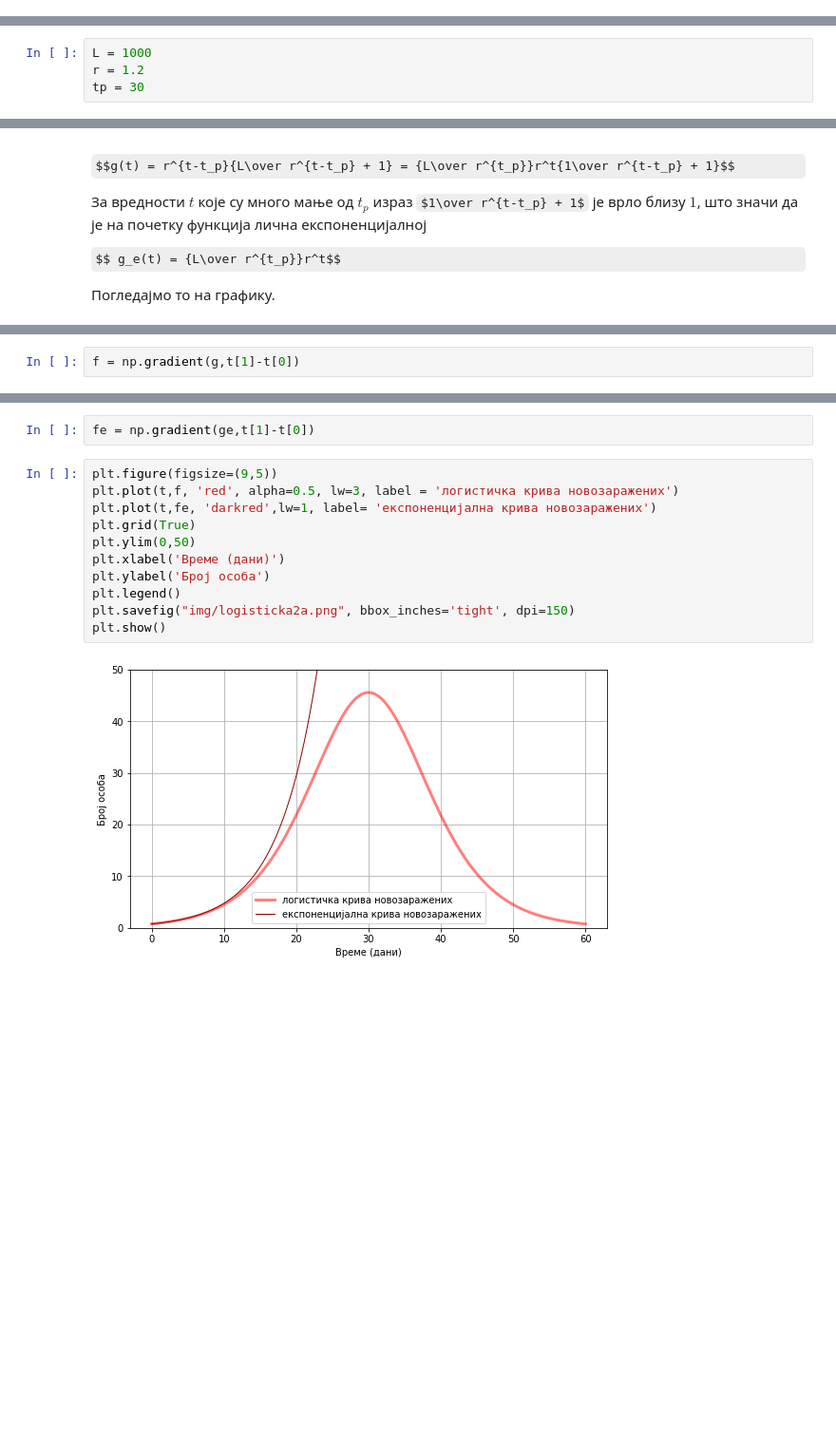
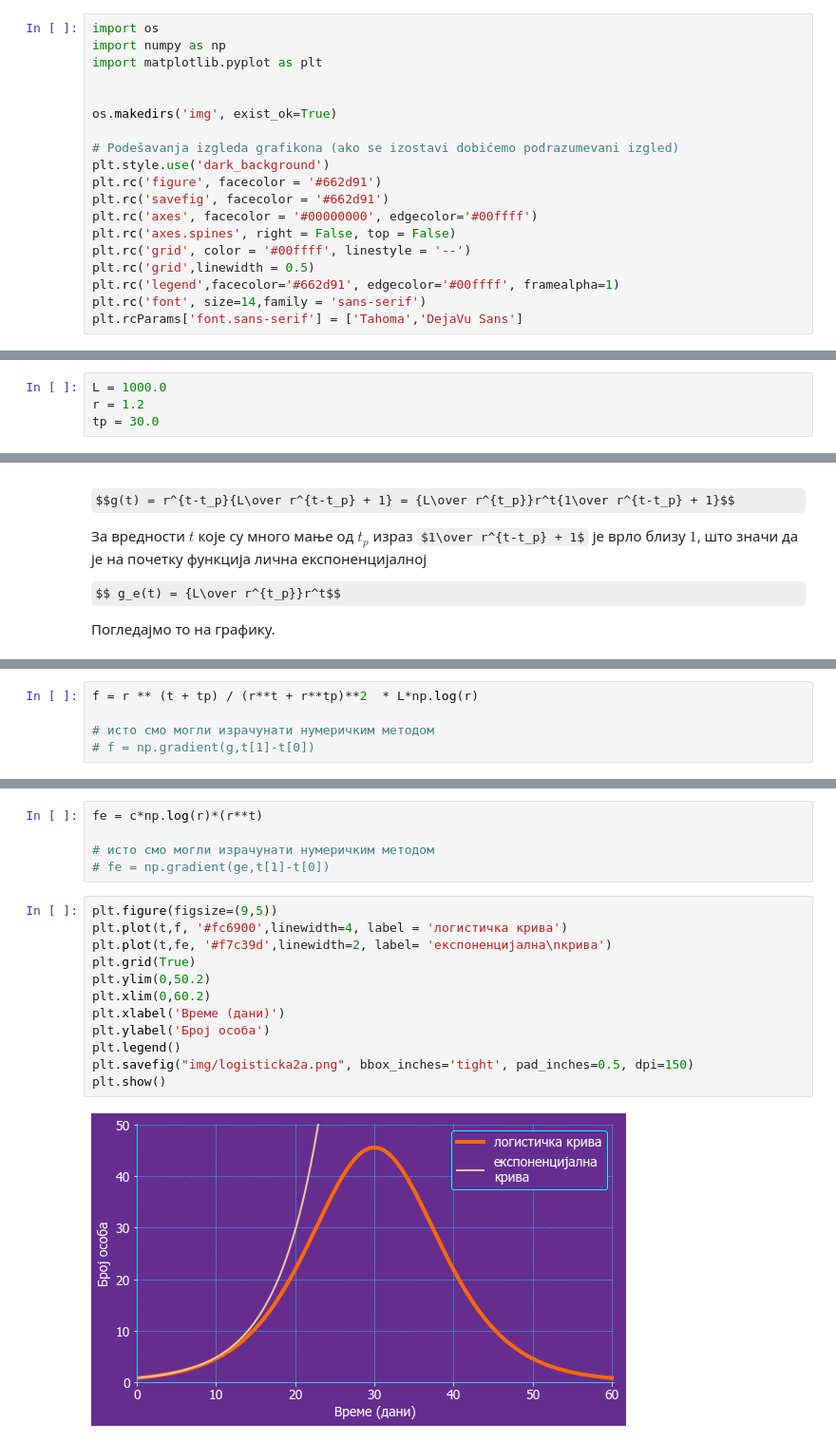
Before and after one commit to Petlja/epidemija-racunanja, a Jupyter notebook: logisticka-funkcija.ipynb, the cells around one changed output, grey strips where cells are left out. Shown at 95% size. Cells and saved outputs as stored; diff of their text form; some formulas as TeX source; blank space fills up the shorter version.

```diff
--- a/logisticka-funkcija.ipynb
+++ b/logisticka-funkcija.ipynb
@@ -6,3 +1,22 @@ os.makedirs('img', exist_ok=True)
+# %%
+import os
+import numpy as np
+import matplotlib.pyplot as plt
+
+
+os.makedirs('img', exist_ok=True)
+
+# Podešavanja izgleda grafikona (ako se izostavi dobićemo podrazumevani izgled)
+plt.style.use('dark_background')
+plt.rc('figure', facecolor = '#662d91')
+plt.rc('savefig', facecolor = '#662d91')
+plt.rc('axes', facecolor = '#00000000', edgecolor='#00ffff')
+plt.rc('axes.spines', right = False, top = False)
+plt.rc('grid', color = '#00ffff', linestyle = '--')
+plt.rc('grid',linewidth = 0.5)
+plt.rc('legend',facecolor='#662d91', edgecolor='#00ffff', framealpha=1)
+plt.rc('font', size=14,family = 'sans-serif')
+plt.rcParams['font.sans-serif'] = ['Tahoma','DejaVu Sans']
 # %% [markdown]
 # Логистичка функција
 
@@ -18,9 +32,9 @@ $$g(t) = r^{t-t_p}{L\over r^{t-t_p} + 1}$$
 
 Погледајмо како то изгледа за конкретне вредности параметара.
 # %%
-L = 1000
+L = 1000.0
 r = 1.2
-tp = 30
+tp = 30.0
 # %% [markdown]
 Нацртајмо граф функције на интервалу $[0,60]$
 # %%
@@ -71,4 +92,7 @@ plt.show()
 # %%
-f = np.gradient(g,t[1]-t[0])
+f = r ** (t + tp) / (r**t + r**tp)**2  * L*np.log(r)
+
+# исто смо могли израчунати нумеричким методом
+# f = np.gradient(g,t[1]-t[0])
 # %%
 plt.figure(figsize=(9,5))
@@ -88,15 +115,19 @@ plt.show()
 # %%
-fe = np.gradient(ge,t[1]-t[0])
+fe = c*np.log(r)*(r**t)
+
+# исто смо могли израчунати нумеричким методом
+# fe = np.gradient(ge,t[1]-t[0])
 # %%
 plt.figure(figsize=(9,5))
-plt.plot(t,f, 'red', alpha=0.5, lw=3, label = 'логистичка крива новозаражених')
-plt.plot(t,fe, 'darkred',lw=1, label= 'експоненцијална крива новозаражених')
+plt.plot(t,f, '#fc6900',linewidth=4, label = 'логистичка крива')
+plt.plot(t,fe, '#f7c39d',linewidth=2, label= 'експоненцијална\nкрива')
 plt.grid(True)
-plt.ylim(0,50)
+plt.ylim(0,50.2)
+plt.xlim(0,60.2)
 plt.xlabel('Време (дани)')
 plt.ylabel('Број особа')
 plt.legend()
-plt.savefig("img/logisticka2a.png", bbox_inches='tight', dpi=150)
+plt.savefig("img/logisticka2a.png", bbox_inches='tight', pad_inches=0.5, dpi=150)
 plt.show()
 # %% [output]
-[figure, old version]
+[figure, new version]
```
Also changed, not shown: parts of 6 cells of this notebook, 1 other file.
